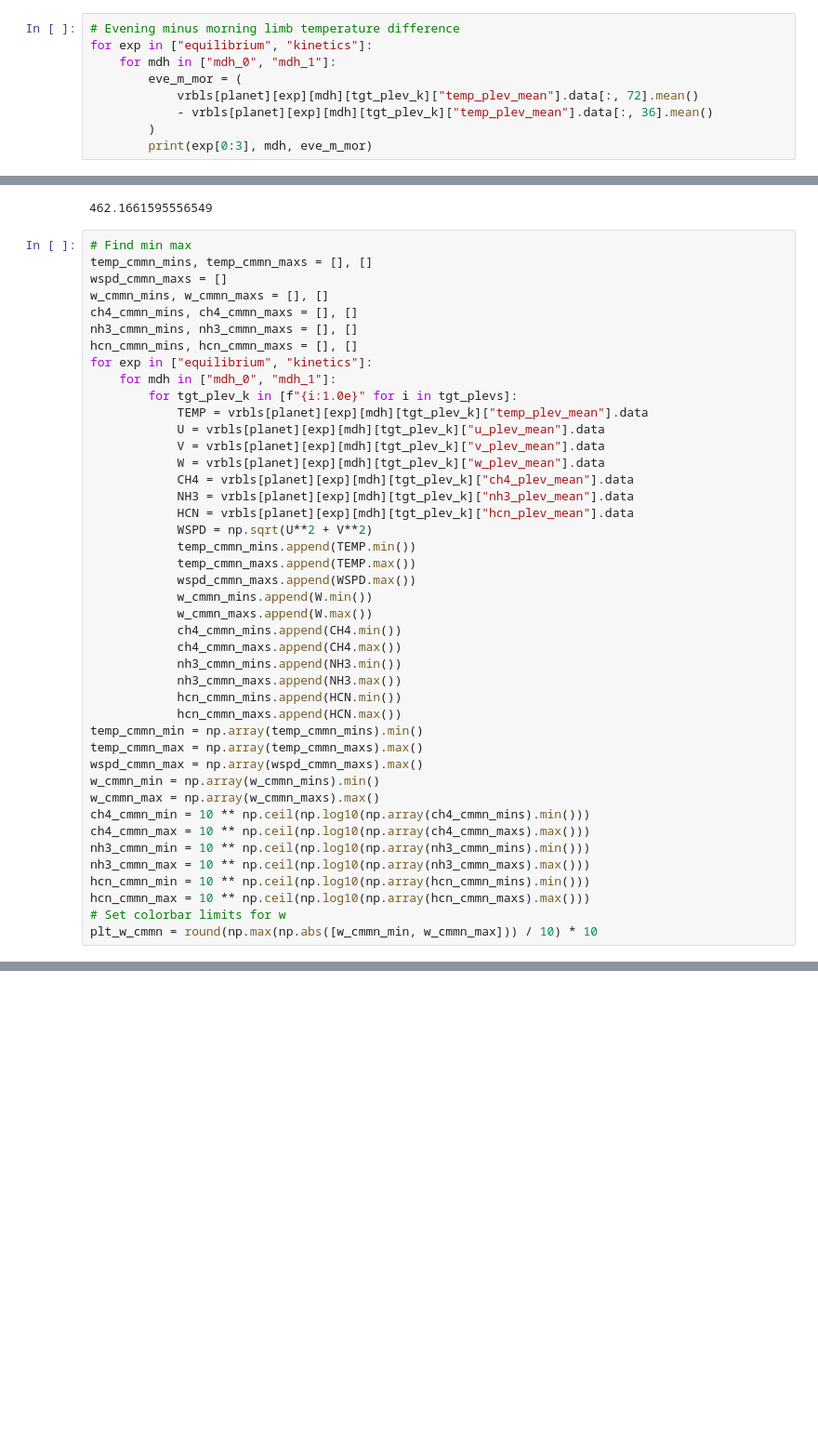
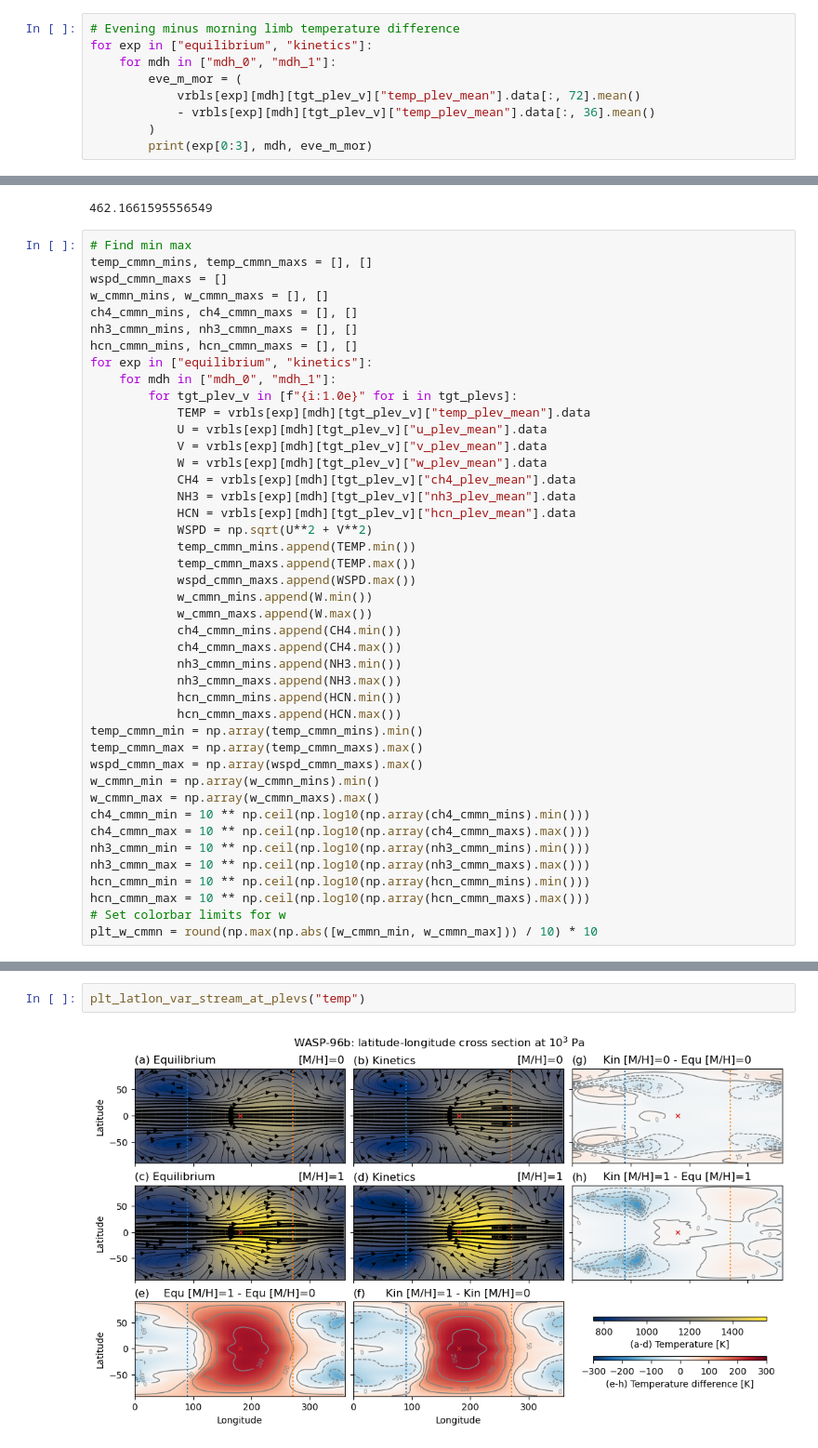
Before and after one commit to mzamyatina/quenching_driven_depletion_and_asymmetries, a Jupyter notebook: plt_latlon_var_stream_at_plevs.ipynb, the cells around one changed output, grey strips where cells are left out. Shown at 93% size. Saved outputs shown, nothing was run; the diff lists cells and outputs as text; blank space fills up the shorter version.

```diff
--- a/plt_latlon_var_stream_at_plevs.ipynb
+++ b/plt_latlon_var_stream_at_plevs.ipynb
@@ -128,8 +139,8 @@ for planet in [planet]:
 for exp in ["equilibrium", "kinetics"]:
     for mdh in ["mdh_0", "mdh_1"]:
         eve_m_mor = (
-            vrbls[planet][exp][mdh][tgt_plev_k]["temp_plev_mean"].data[:, 72].mean()
-            - vrbls[planet][exp][mdh][tgt_plev_k]["temp_plev_mean"].data[:, 36].mean()
+            vrbls[exp][mdh][tgt_plev_v]["temp_plev_mean"].data[:, 72].mean()
+            - vrbls[exp][mdh][tgt_plev_v]["temp_plev_mean"].data[:, 36].mean()
         )
         print(exp[0:3], mdh, eve_m_mor)
 # %% [output]
@@ -155,14 +167,14 @@ nh3_cmmn_mins, nh3_cmmn_maxs = [], []
 hcn_cmmn_mins, hcn_cmmn_maxs = [], []
 for exp in ["equilibrium", "kinetics"]:
     for mdh in ["mdh_0", "mdh_1"]:
-        for tgt_plev_k in [f"{i:1.0e}" for i in tgt_plevs]:
-            TEMP = vrbls[planet][exp][mdh][tgt_plev_k]["temp_plev_mean"].data
-            U = vrbls[planet][exp][mdh][tgt_plev_k]["u_plev_mean"].data
-            V = vrbls[planet][exp][mdh][tgt_plev_k]["v_plev_mean"].data
-            W = vrbls[planet][exp][mdh][tgt_plev_k]["w_plev_mean"].data
-            CH4 = vrbls[planet][exp][mdh][tgt_plev_k]["ch4_plev_mean"].data
-            NH3 = vrbls[planet][exp][mdh][tgt_plev_k]["nh3_plev_mean"].data
-            HCN = vrbls[planet][exp][mdh][tgt_plev_k]["hcn_plev_mean"].data
+        for tgt_plev_v in [f"{i:1.0e}" for i in tgt_plevs]:
+            TEMP = vrbls[exp][mdh][tgt_plev_v]["temp_plev_mean"].data
+            U = vrbls[exp][mdh][tgt_plev_v]["u_plev_mean"].data
+            V = vrbls[exp][mdh][tgt_plev_v]["v_plev_mean"].data
+            W = vrbls[exp][mdh][tgt_plev_v]["w_plev_mean"].data
+            CH4 = vrbls[exp][mdh][tgt_plev_v]["ch4_plev_mean"].data
+            NH3 = vrbls[exp][mdh][tgt_plev_v]["nh3_plev_mean"].data
+            HCN = vrbls[exp][mdh][tgt_plev_v]["hcn_plev_mean"].data
             WSPD = np.sqrt(U**2 + V**2)
             temp_cmmn_mins.append(TEMP.min())
             temp_cmmn_maxs.append(TEMP.max())
@@ -457,0 +379,4 @@ for tgt_plev_k in tqdm([f"{i:1.0e}" for i in tgt_plevs]):
+# %%
+plt_latlon_var_stream_at_plevs("temp")
+# %% [output]
+[figure, added]
```
Also changed, not shown: parts of 15 cells of this notebook.
